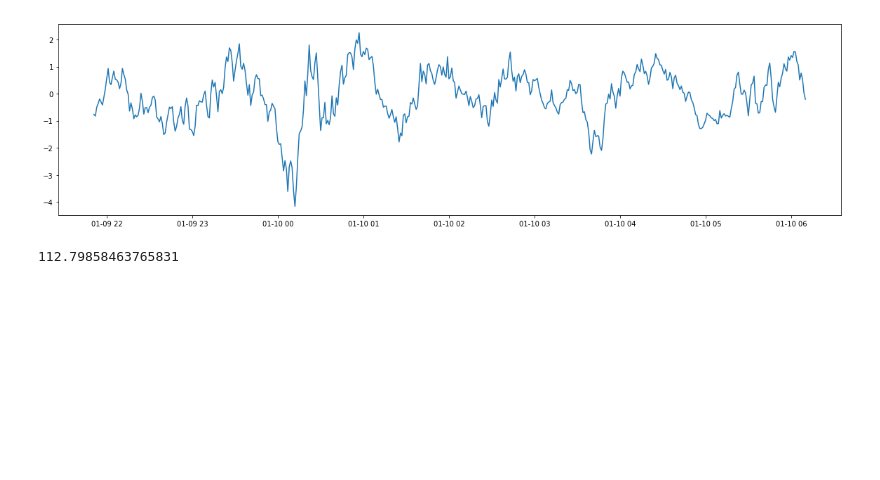
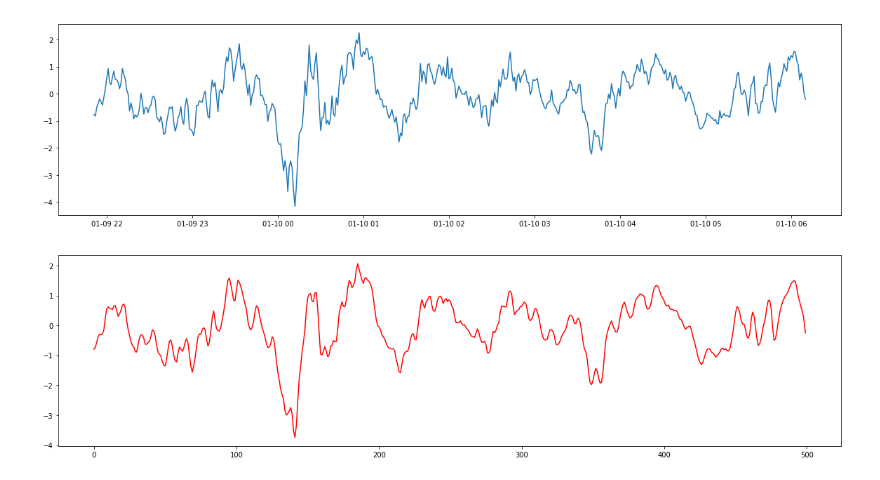
Before and after one commit to philipshurpik/coin-scripts, a Jupyter notebook: notebooks/trading_model_data.ipynb, the cells around one changed output. Drawn from its saved outputs; the diff is of its cells as text; code cells hidden in the pictures; blank space fills up the shorter version.

```diff
--- a/notebooks/trading_model_data.ipynb
+++ b/notebooks/trading_model_data.ipynb
@@ -84,10 +85,12 @@ plt.plot(y_diff_norm[500:1000])
 plt.show()
 # %% [output]
 [figure]
-# %%
-y_diff.std()
-# %% [output]
-112.79858463765831
+# %%
+yhat = savgol_filter(y_diff_norm[500:1000], 7, 3)
+plt.plot(yhat, color='red')
+plt.show()
+# %% [output]
+[figure, added]
 # %%
 def _normalize_column(df_column, normalize, pct_change):
     column = df_column.copy()
```
Also changed, not shown: parts of 1 cell of this notebook.
